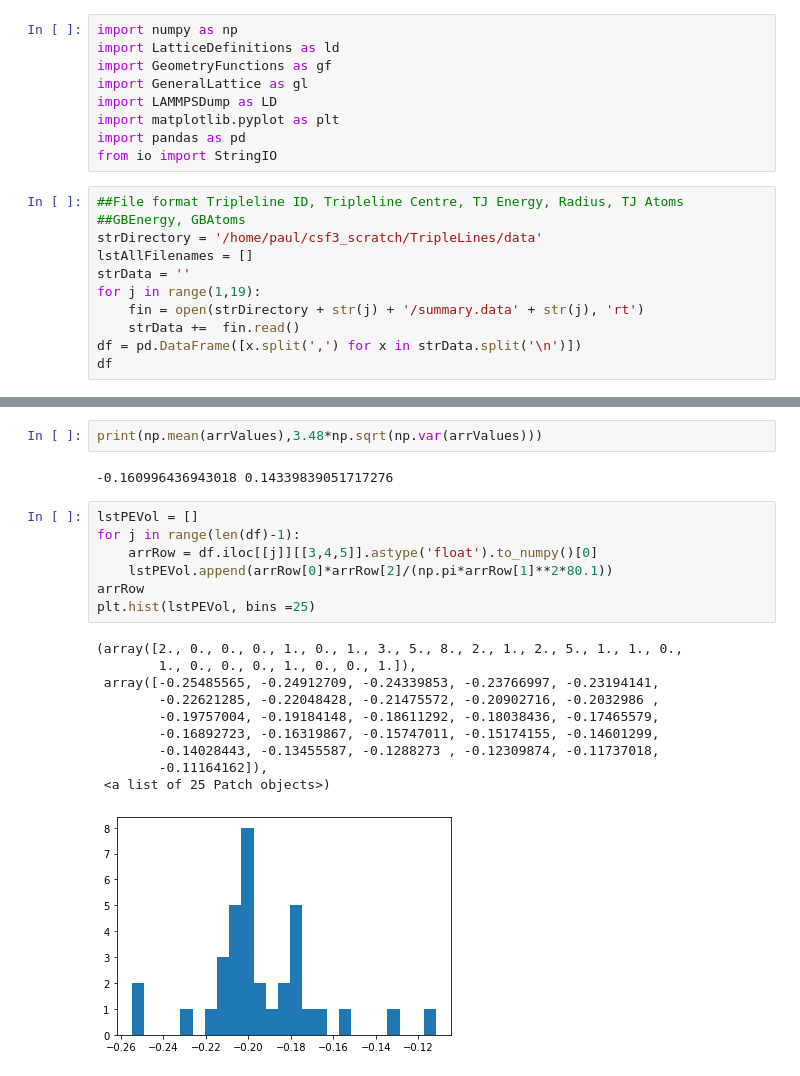
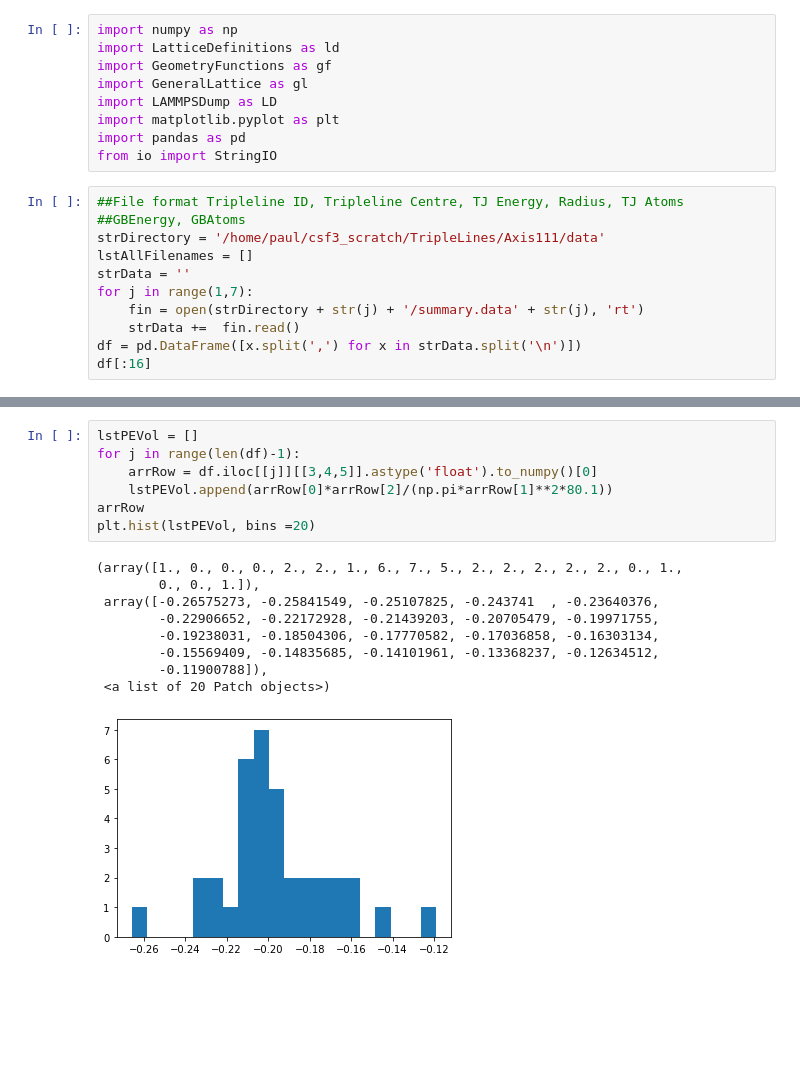
Before and after one commit to PaulTwine/TripleLines.github.io, a Jupyter notebook: DataCollection.ipynb, the cells around one changed output, grey strips where cells are left out. Drawn from its saved outputs; the diff is of its cells as text; blank space fills up the shorter version.

```diff
--- a/DataCollection.ipynb
+++ b/DataCollection.ipynb
@@ -10,13 +10,13 @@ from io import StringIO
 # %%
 ##File format Tripleline ID, Tripleline Centre, TJ Energy, Radius, TJ Atoms
 ##GBEnergy, GBAtoms
-strDirectory = '/home/paul/csf3_scratch/TripleLines/data'
+strDirectory = '/home/paul/csf3_scratch/TripleLines/Axis111/data'
 lstAllFilenames = []
 strData = ''
-for j in range(1,19):
+for j in range(1,7):
     fin = open(strDirectory + str(j) + '/summary.data' + str(j), 'rt')
     strData +=  fin.read()
 df = pd.DataFrame([x.split(',') for x in strData.split('\n')])
-df
+df[:16]
 # %% [output]
 |  | 0 | 1 | 2 | 3 | 4 | 5 | 6 | 7 | 8 |
@@ -57,22 +64,17 @@ plt.hist(arrValues,bins=20, weights = arrWeights)
-# %%
-print(np.mean(arrValues),3.48*np.sqrt(np.var(arrValues)))
-# %% [output]
--0.160996436943018 0.14339839051717276
 # %%
 lstPEVol = []
 for j in range(len(df)-1):
     arrRow = df.iloc[[j]][[3,4,5]].astype('float').to_numpy()[0]
     lstPEVol.append(arrRow[0]*arrRow[2]/(np.pi*arrRow[1]**2*80.1))
 arrRow
-plt.hist(lstPEVol, bins =25)
+plt.hist(lstPEVol, bins =20)
 # %% [output]
-(array([2., 0., 0., 0., 1., 0., 1., 3., 5., 8., 2., 1., 2., 5., 1., 1., 0.,
-        1., 0., 0., 0., 1., 0., 0., 1.]),
- array([-0.25485565, -0.24912709, -0.24339853, -0.23766997, -0.23194141,
-        -0.22621285, -0.22048428, -0.21475572, -0.20902716, -0.2032986 ,
-        -0.19757004, -0.19184148, -0.18611292, -0.18038436, -0.17465579,
-        -0.16892723, -0.16319867, -0.15747011, -0.15174155, -0.14601299,
-        -0.14028443, -0.13455587, -0.1288273 , -0.12309874, -0.11737018,
-        -0.11164162]),
- <a list of 25 Patch objects>)
+(array([1., 0., 0., 0., 2., 2., 1., 6., 7., 5., 2., 2., 2., 2., 2., 0., 1.,
+        0., 0., 1.]),
+ array([-0.26575273, -0.25841549, -0.25107825, -0.243741  , -0.23640376,
+        -0.22906652, -0.22172928, -0.21439203, -0.20705479, -0.19971755,
+        -0.19238031, -0.18504306, -0.17770582, -0.17036858, -0.16303134,
+        -0.15569409, -0.14835685, -0.14101961, -0.13368237, -0.12634512,
+        -0.11900788]),
+ <a list of 20 Patch objects>)
-[figure, old version]
+[figure, new version]
```
Also changed, not shown: parts of 4 cells of this notebook, 6 other files.
